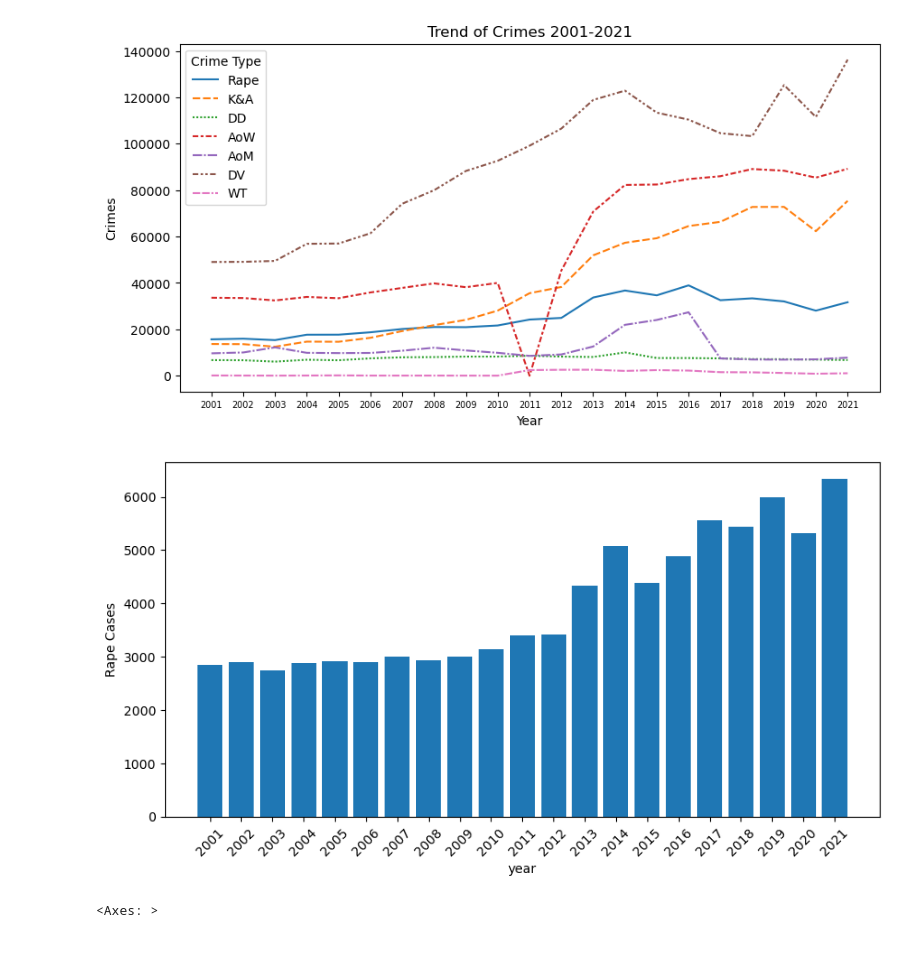
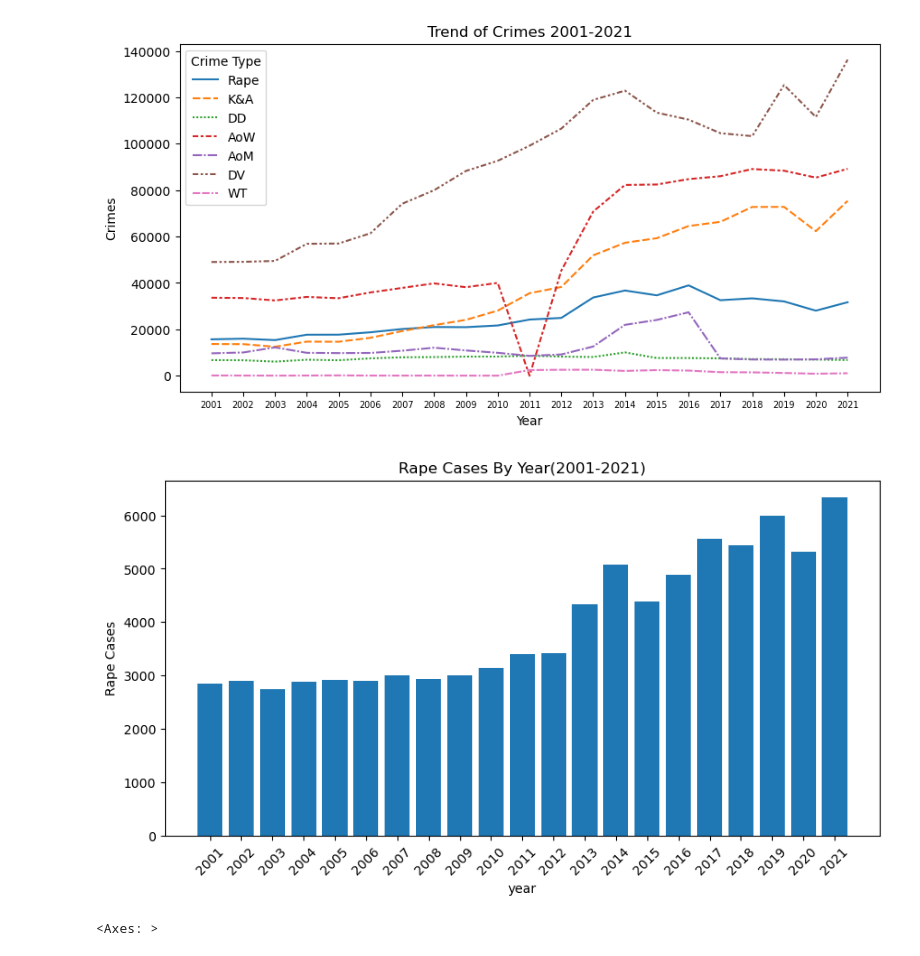
Before and after one commit to sandeepgalipelli/CrimeAgainstWomen, a Jupyter notebook: CrimeAgainstWoman.ipynb, the cells around one changed output. Saved outputs shown, nothing was run; the diff lists cells and outputs as text; code cells hidden in the pictures.

```diff
--- a/CrimeAgainstWoman.ipynb
+++ b/CrimeAgainstWoman.ipynb
@@ -5,7 +5,7 @@ import matplotlib.pyplot as plt
 import seaborn as sns
 import warnings
 # %%
-crimeAw= p.read_csv(r"C:\Users\admin\Downloads\archive\CrimesOnWomenData.csv")
+crimeAw= p.read_csv(r"C:\CrimeAgainstWomen\archive\CrimesOnWomenData.csv")
 crimeAw.drop(['Unnamed: 0'], axis=1, inplace=True)
 crimeAw
 # %% [output]
@@ -150,13 +142,14 @@ plt.show()
 # %%
 rape = crimeAw.groupby('Year')['Rape'].agg('sum')
 plt.figure(figsize=(10,5))
 plt.xlabel('year')
 plt.ylabel('Rape Cases')
 plt.xticks(year,rotation=45)
+plt.title('Rape Cases By Year(2001-2021)')
 plt.bar(x='Year',data=crimeAw,height='Rape')
 plt.show()
 # %% [output]
-[figure, old version]
+[figure, new version]
 # %%
 data_corr=crimeAw.drop(['State','Year'],axis=1).corr()
 plt.figure(figsize=(10,8))
```
Also changed, not shown: parts of 6 cells of this notebook.
